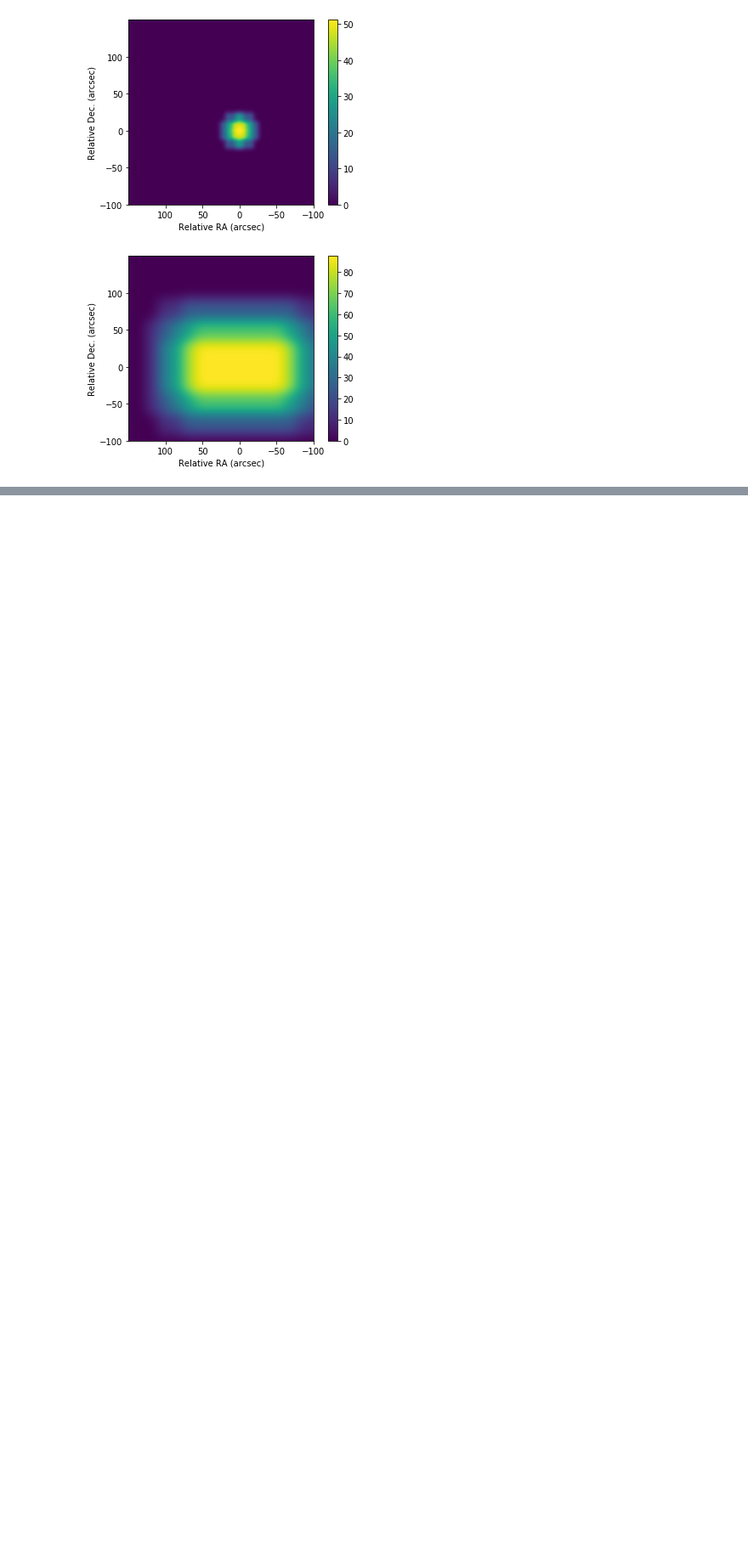
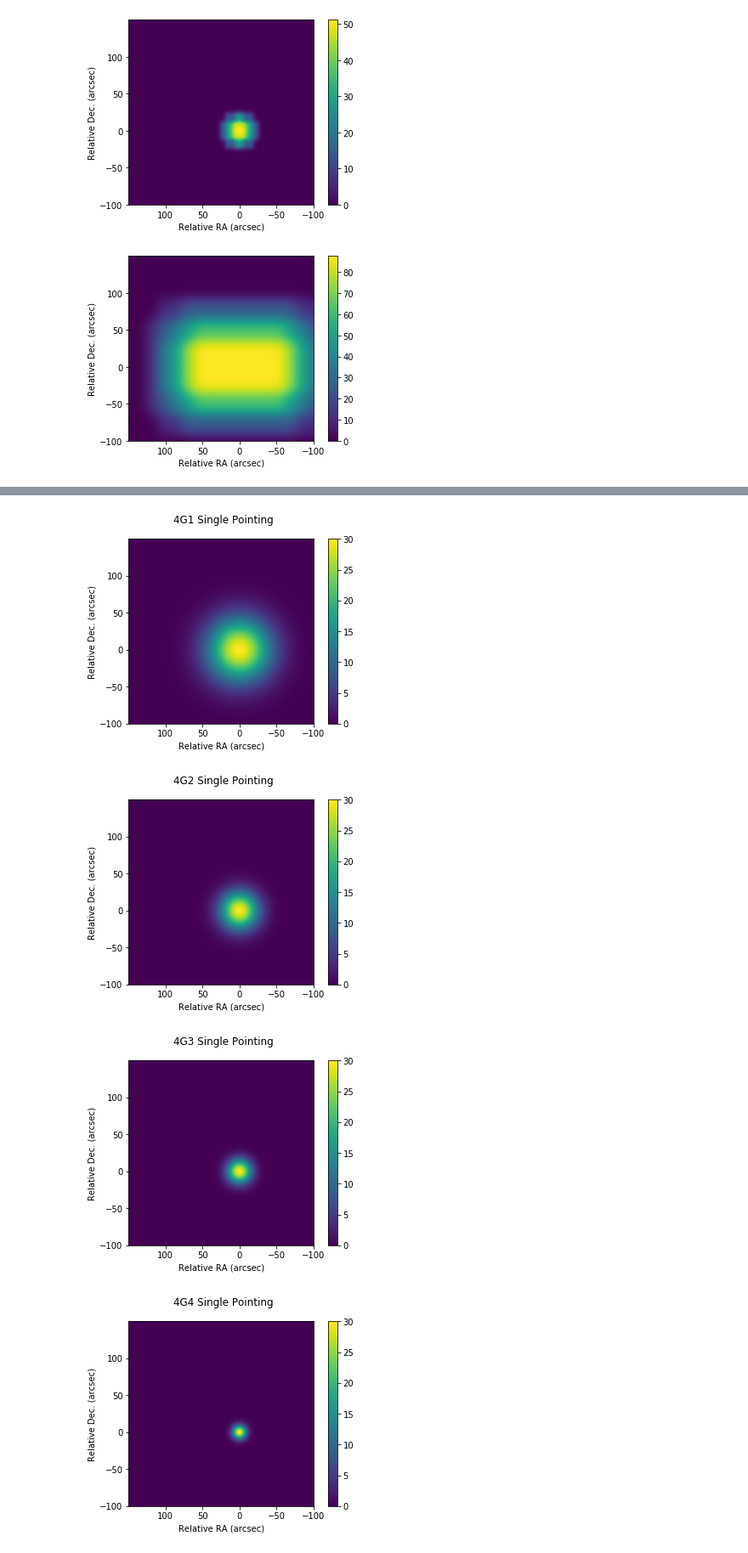
Before and after one commit to kfkaplan/the_greatest_sensitivity_mapper, a Jupyter notebook: test_sense_map.ipynb, the cells around one changed output, grey strips where cells are left out. Shown at 85% size. Cells and saved outputs as stored; diff of their text form; code cells hidden in the pictures; blank space fills up the shorter version.

Commit message:
Added 4GREAT.

```diff
--- a/test_sense_map.ipynb
+++ b/test_sense_map.ipynb
@@ -100,0 +112,79 @@ sky_grid.plot()
+# %%
+#Test reading in 4GREAT from an AOR
+
+sky_grid.clear() #Clear sky grid
+aors = sens_map_lib.open_aors('test2.aor')#Read in AORs
+
+#Single pointing
+aor = aors[0] #Grab a single pointing
+figure()
+sky_grid.clear()
+suptitle('4G1 Single Pointing')
+aor.paint(sky_grid, '4G1')
+sky_grid.plot()
+figure()
+sky_grid.clear()
+suptitle('4G2 Single Pointing')
+aor.paint(sky_grid, '4G2')
+sky_grid.plot()
+figure()
+sky_grid.clear()
+suptitle('4G3 Single Pointing')
+aor.paint(sky_grid, '4G3')
+sky_grid.plot()
+figure()
+sky_grid.clear()
+suptitle('4G4 Single Pointing')
+aor.paint(sky_grid, '4G4')
+sky_grid.plot()
+
+#Raster Map
+aor = aors[1] #Grab raster map
+figure()
+sky_grid.clear()
+suptitle('4G1 Raster Map')
+aor.paint(sky_grid, '4G1')
+sky_grid.plot()
+figure()
+sky_grid.clear()
+suptitle('4G2 Raster Map')
+aor.paint(sky_grid, '4G2')
+sky_grid.plot()
+figure()
+sky_grid.clear()
+suptitle('4G3 Raster Map')
+aor.paint(sky_grid, '4G3')
+sky_grid.plot()
+figure()
+sky_grid.clear()
+suptitle('4G4 Raster Map')
+aor.paint(sky_grid, '4G4')
+sky_grid.plot()
+
+#OTF Map
+aor = aors[2] #Grab OTF map
+figure()
+sky_grid.clear()
+suptitle('4G1 OTF Map')
+aor.paint(sky_grid, '4G1')
+sky_grid.plot()
+figure()
+sky_grid.clear()
+suptitle('4G2 OTF Map')
+aor.paint(sky_grid, '4G2')
+sky_grid.plot()
+figure()
+sky_grid.clear()
+suptitle('4G3 OTF Map')
+aor.paint(sky_grid, '4G3')
+sky_grid.plot()
+figure()
+sky_grid.clear()
+suptitle('4G4 OTF Map')
+aor.paint(sky_grid, '4G4')
+sky_grid.plot()
+# %% [output]
+[figure, added]
+[figure, added]
+[figure, added]
+[figure, added]
```
Also changed, not shown: parts of 6 cells of this notebook, 2 other files.
